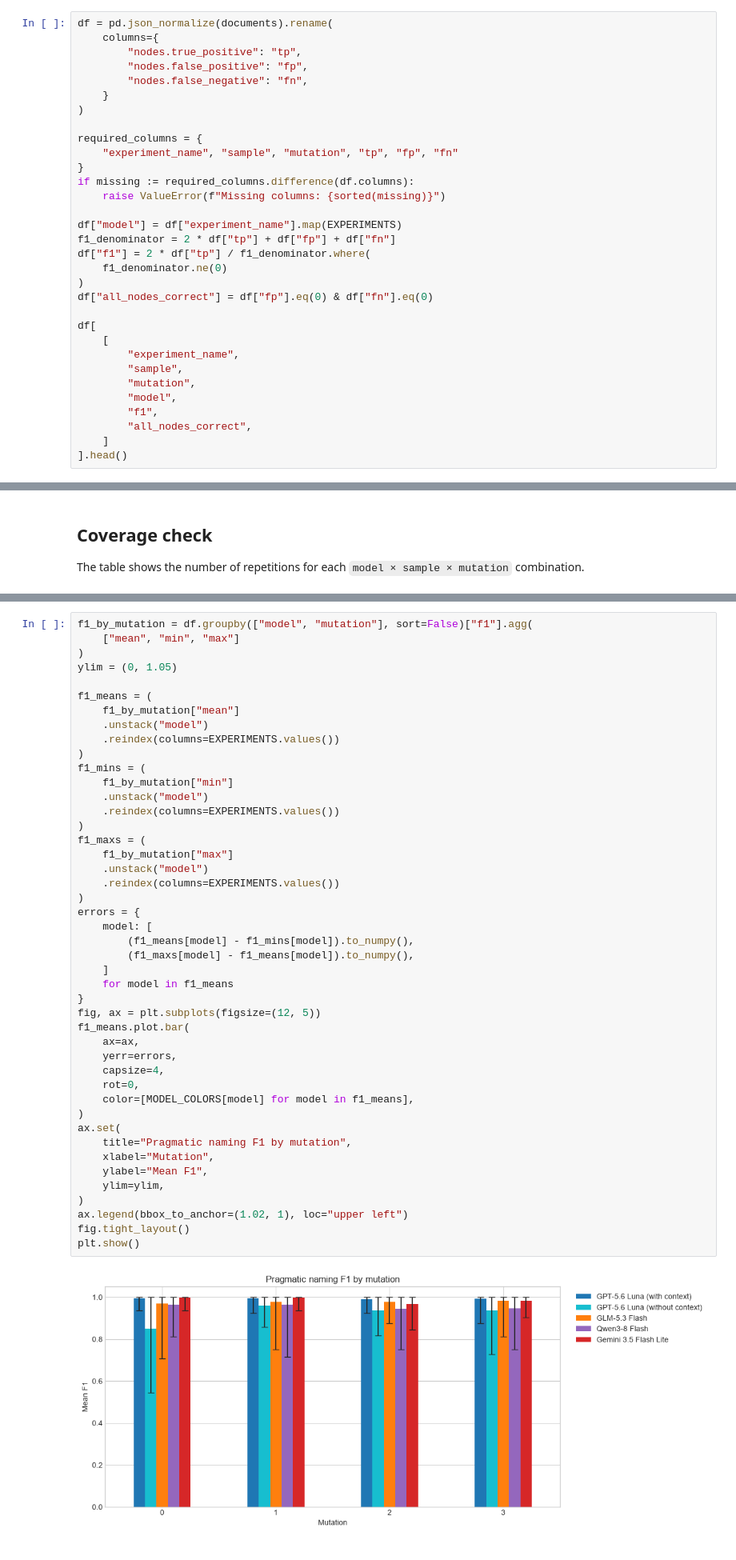
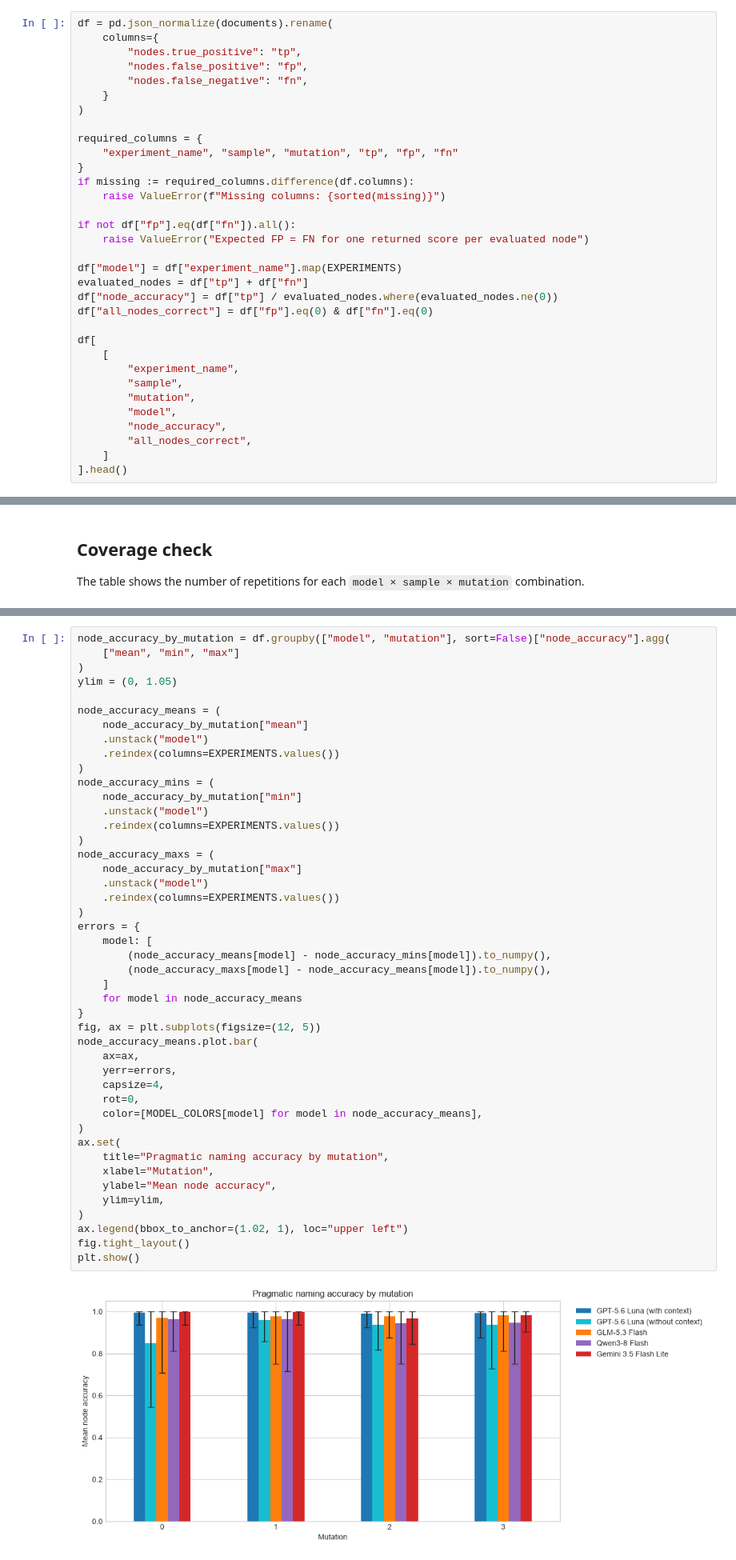
Before and after one commit to turqcacke/llm-uml-ucd-evaluator, a Jupyter notebook: eval/notebooks/02_pragmatic_analysis.ipynb, the cells around one changed output, grey strips where cells are left out. Shown at 80% size. Drawn from its saved outputs; the diff is of its cells as text.

```diff
--- a/eval/notebooks/02_pragmatic_analysis.ipynb
+++ b/eval/notebooks/02_pragmatic_analysis.ipynb
@@ -109,11 +108,12 @@ required_columns = {
 if missing := required_columns.difference(df.columns):
     raise ValueError(f"Missing columns: {sorted(missing)}")
 
+if not df["fp"].eq(df["fn"]).all():
+    raise ValueError("Expected FP = FN for one returned score per evaluated node")
+
 df["model"] = df["experiment_name"].map(EXPERIMENTS)
-f1_denominator = 2 * df["tp"] + df["fp"] + df["fn"]
-df["f1"] = 2 * df["tp"] / f1_denominator.where(
-    f1_denominator.ne(0)
-)
+evaluated_nodes = df["tp"] + df["fn"]
+df["node_accuracy"] = df["tp"] / evaluated_nodes.where(evaluated_nodes.ne(0))
 df["all_nodes_correct"] = df["fp"].eq(0) & df["fn"].eq(0)
 
 df[
@@ -122,7 +122,7 @@ df[
         "sample",
         "mutation",
         "model",
-        "f1",
+        "node_accuracy",
         "all_nodes_correct",
     ]
 ].head()
@@ -232,50 +232,50 @@ Bars show mean F1 for each model; error bars span the minimum and maximum F1 obs
 # %%
-f1_by_mutation = df.groupby(["model", "mutation"], sort=False)["f1"].agg(
+node_accuracy_by_mutation = df.groupby(["model", "mutation"], sort=False)["node_accuracy"].agg(
     ["mean", "min", "max"]
 )
 ylim = (0, 1.05)
 
-f1_means = (
-    f1_by_mutation["mean"]
+node_accuracy_means = (
+    node_accuracy_by_mutation["mean"]
     .unstack("model")
     .reindex(columns=EXPERIMENTS.values())
 )
-f1_mins = (
-    f1_by_mutation["min"]
+node_accuracy_mins = (
+    node_accuracy_by_mutation["min"]
     .unstack("model")
     .reindex(columns=EXPERIMENTS.values())
 )
-f1_maxs = (
-    f1_by_mutation["max"]
+node_accuracy_maxs = (
+    node_accuracy_by_mutation["max"]
     .unstack("model")
     .reindex(columns=EXPERIMENTS.values())
 )
 errors = {
     model: [
-        (f1_means[model] - f1_mins[model]).to_numpy(),
-        (f1_maxs[model] - f1_means[model]).to_numpy(),
+        (node_accuracy_means[model] - node_accuracy_mins[model]).to_numpy(),
+        (node_accuracy_maxs[model] - node_accuracy_means[model]).to_numpy(),
     ]
-    for model in f1_means
+    for model in node_accuracy_means
 }
 fig, ax = plt.subplots(figsize=(12, 5))
-f1_means.plot.bar(
+node_accuracy_means.plot.bar(
     ax=ax,
     yerr=errors,
     capsize=4,
     rot=0,
-    color=[MODEL_COLORS[model] for model in f1_means],
+    color=[MODEL_COLORS[model] for model in node_accuracy_means],
 )
 ax.set(
-    title="Pragmatic naming F1 by mutation",
+    title="Pragmatic naming accuracy by mutation",
     xlabel="Mutation",
-    ylabel="Mean F1",
+    ylabel="Mean node accuracy",
     ylim=ylim,
 )
 ax.legend(bbox_to_anchor=(1.02, 1), loc="upper left")
 fig.tight_layout()
 plt.show()
 # %% [output]
-[figure, old version]
+[figure, new version]
 # %% [markdown]
 ### Save figure
 # %%
```
Also changed, not shown: parts of 10 cells of this notebook, 3 other files.
